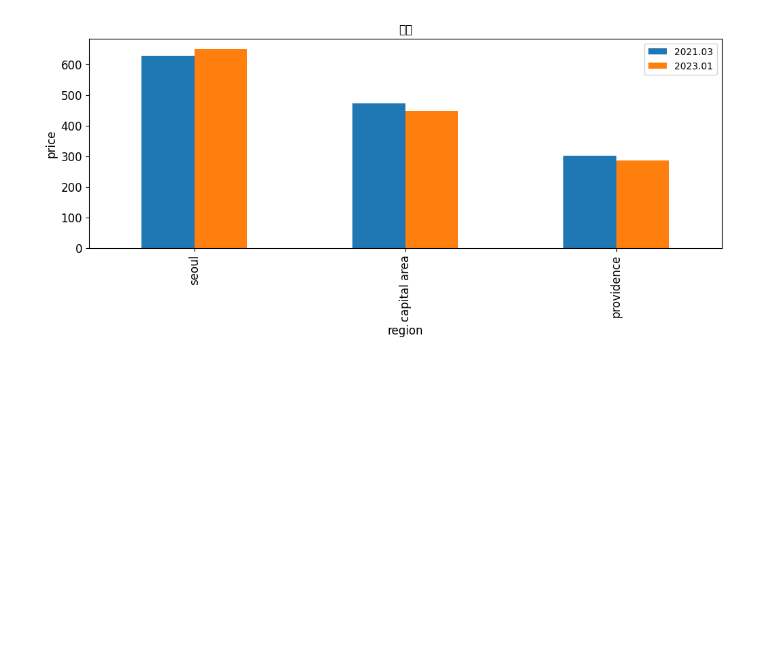
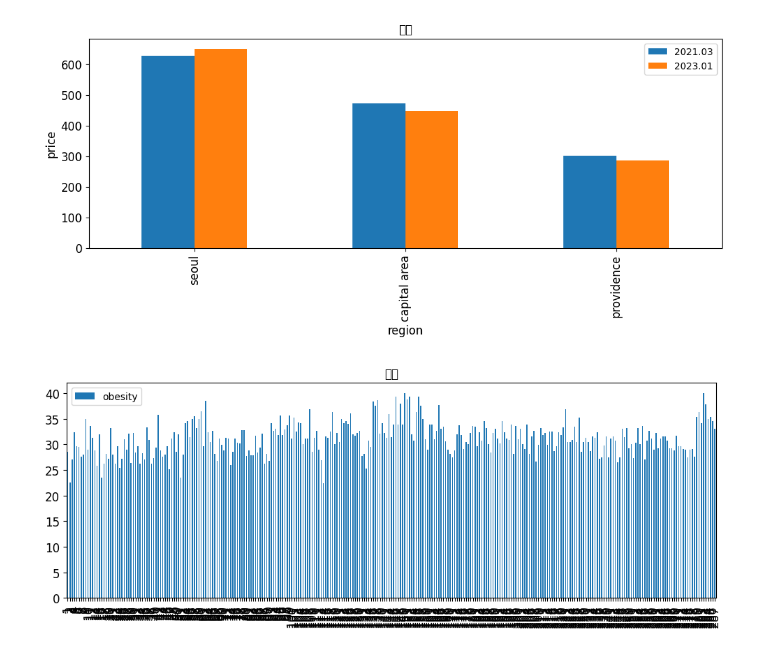
Before and after one commit to dongyoon9802/pythonAnalasys, a Jupyter notebook: pyhtonAnalysis.ipynb, the cells around one changed output. Cells and saved outputs as stored; diff of their text form; code cells hidden in the pictures; blank space fills up the shorter version.

```diff
--- a/pyhtonAnalysis.ipynb
+++ b/pyhtonAnalysis.ipynb
@@ -317,4 +317,4 @@ obesityData[['2021', '2021.1','2021.2','2021.3','2021.4']]
 # %%
 # obesityData.drop([0],inplace = True)
 obesityData_=obesityData.drop(['2021','2021.2','2021.3','2021.4'],axis = 1).rename(columns={'2021.1':'obesity'})
-obesityData_
+obesityData_.drop(0,inplace=True)
@@ -351,0 +323,3 @@ memory usage: 7.4+ KB
+# %%
+obesityData_['obesity'] = obesityData_['obesity'].astype('float16')
+obesityData_
@@ -994,3 +982,11 @@ ax.set_xticklabels(['seoul','capital area', 'providence'], fontsize=12)
 # %% [output]
 [Text(0, 0, 'seoul'), Text(1, 0, 'capital area'), Text(2, 0, 'providence')]
 [figure]
+# %%
+
+ax = obesityData_.plot(kind='bar', title='날씨', figsize=(12, 4), legend=True, fontsize=12)
+# ax.set_xlabel('region', fontsize=12)          # x축 정보 표시
+# ax.set_ylabel('price', fontsize=12)     # y축 정보 표시
+# ax.set_xticklabels(['seoul','capital area', 'providence'], fontsize=12)
+# %% [output]
+[figure, added]
```
Also changed, not shown: parts of 8 cells of this notebook.
